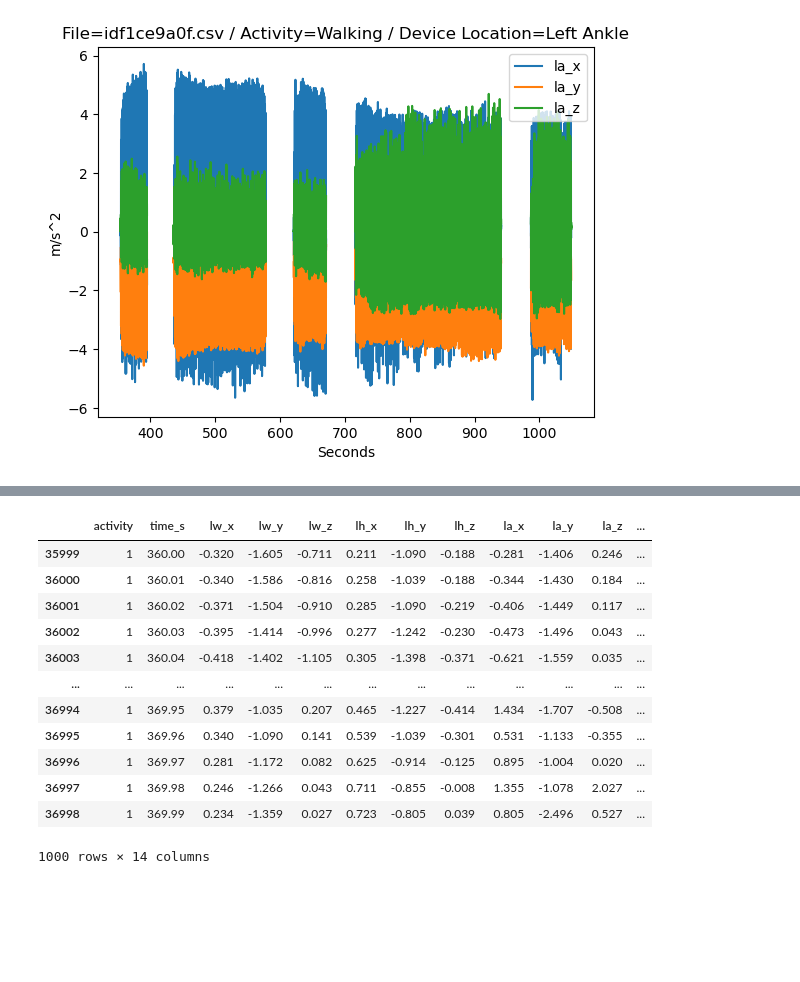
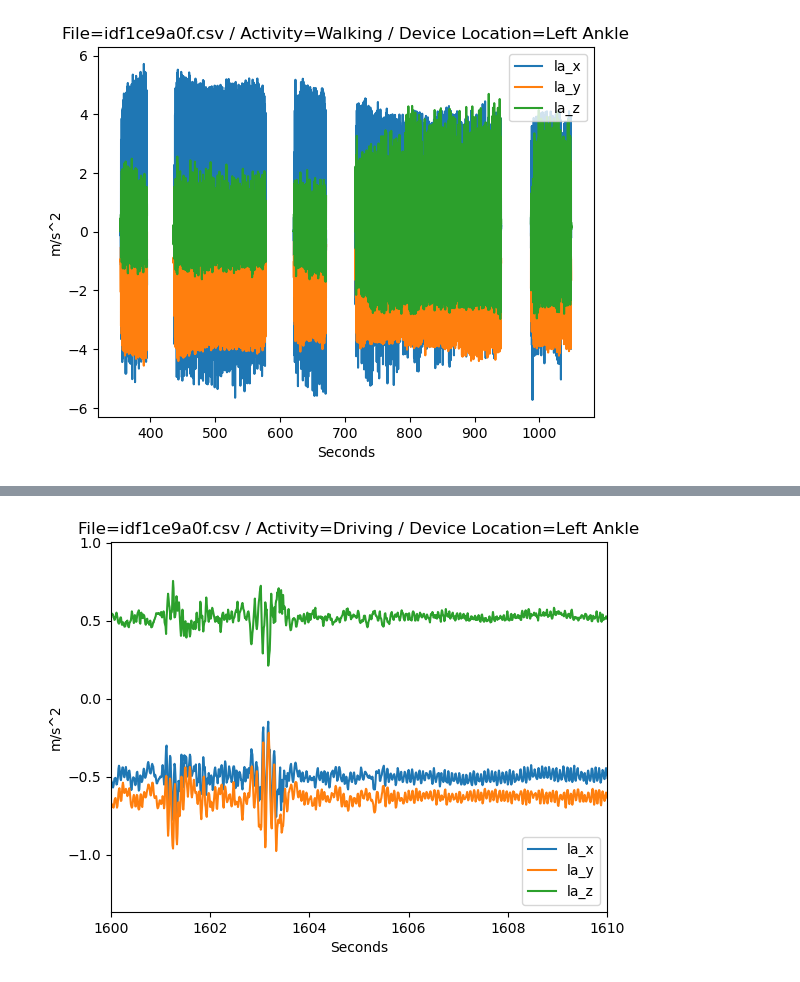
Before and after one commit to rkevinchao/walking_detection, a Jupyter notebook: source/02_data_preparation.ipynb, the cells around one changed output, grey strips where cells are left out. Cells and saved outputs as stored; diff of their text form; code cells hidden in the pictures; blank space fills up the shorter version.

```diff
--- a/source/02_data_preparation.ipynb
+++ b/source/02_data_preparation.ipynb
@@ -127,16 +39,9 @@ plt.show()
-# %%
-df2_cut
-# %% [output]
-|  | activity | time_s | lw_x | lw_y | lw_z | lh_x | lh_y | lh_z | la_x | la_y | la_z | ... |
-| 35999 | 1 | 360.00 | -0.320 | -1.605 | -0.711 | 0.211 | -1.090 | -0.188 | -0.281 | -1.406 | 0.246 | ... |
-| 36000 | 1 | 360.01 | -0.340 | -1.586 | -0.816 | 0.258 | -1.039 | -0.188 | -0.344 | -1.430 | 0.184 | ... |
-| 36001 | 1 | 360.02 | -0.371 | -1.504 | -0.910 | 0.285 | -1.090 | -0.219 | -0.406 | -1.449 | 0.117 | ... |
-| 36002 | 1 | 360.03 | -0.395 | -1.414 | -0.996 | 0.277 | -1.242 | -0.230 | -0.473 | -1.496 | 0.043 | ... |
-| 36003 | 1 | 360.04 | -0.418 | -1.402 | -1.105 | 0.305 | -1.398 | -0.371 | -0.621 | -1.559 | 0.035 | ... |
-| ... | ... | ... | ... | ... | ... | ... | ... | ... | ... | ... | ... | ... |
-| 36994 | 1 | 369.95 | 0.379 | -1.035 | 0.207 | 0.465 | -1.227 | -0.414 | 1.434 | -1.707 | -0.508 | ... |
-| 36995 | 1 | 369.96 | 0.340 | -1.090 | 0.141 | 0.539 | -1.039 | -0.301 | 0.531 | -1.133 | -0.355 | ... |
-| 36996 | 1 | 369.97 | 0.281 | -1.172 | 0.082 | 0.625 | -0.914 | -0.125 | 0.895 | -1.004 | 0.020 | ... |
-| 36997 | 1 | 369.98 | 0.246 | -1.266 | 0.043 | 0.711 | -0.855 | -0.008 | 1.355 | -1.078 | 2.027 | ... |
-| 36998 | 1 | 369.99 | 0.234 | -1.359 | 0.027 | 0.723 | -0.805 | 0.039 | 0.805 | -2.496 | 0.527 | ... |
-1000 rows × 14 columns
+# %%
+device_location = 'la'
+activity = 4         # plot Activity=1 (Walking)
+t0 = 1600               # Begin second of the zoom-in plot
+t1 = 1610            # End second of the zoom-in plot
+
+utils.plot_zoomin(file_id, df, activity, device_location, t0, t1)
+# %% [output]
+[figure, added]
```
Also changed, not shown: parts of 11 cells of this notebook, 2 other files.
